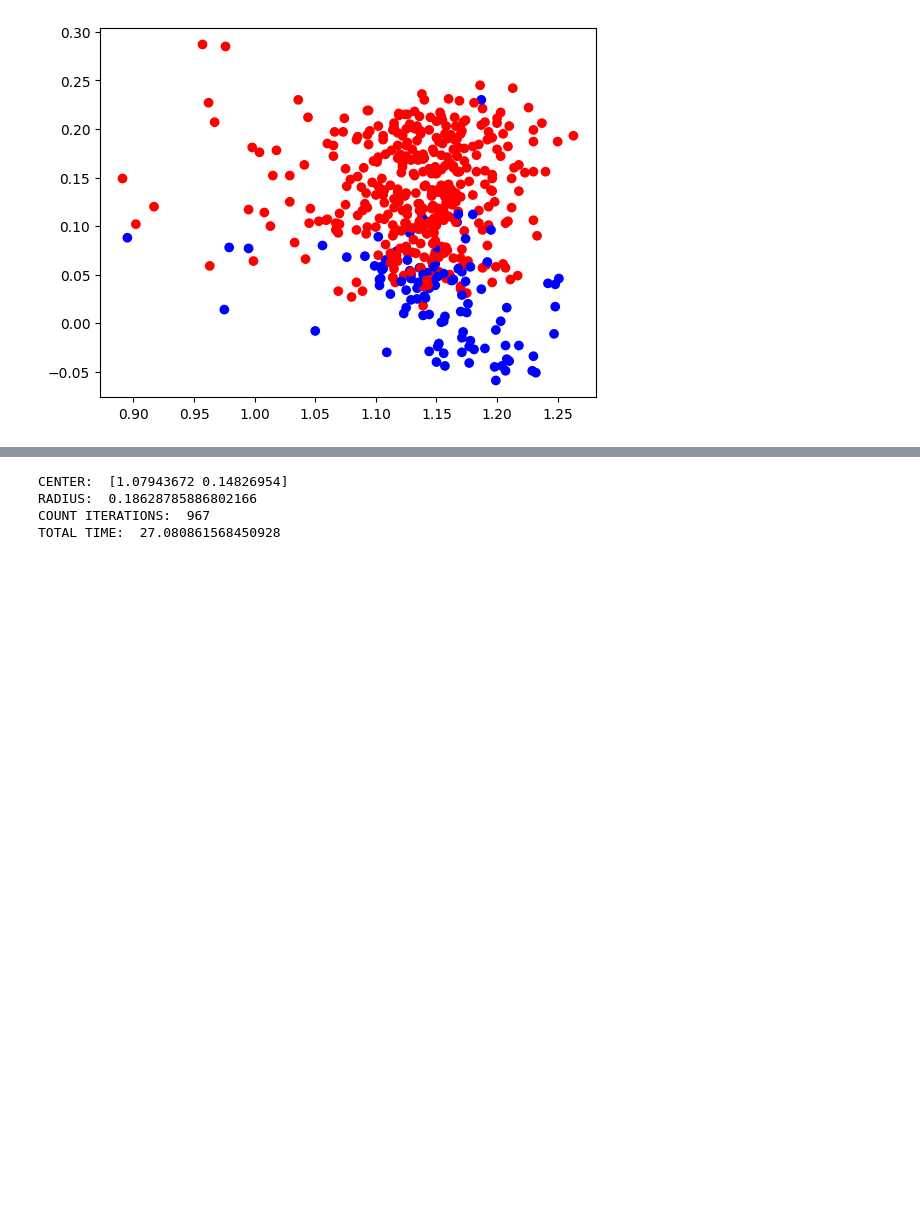
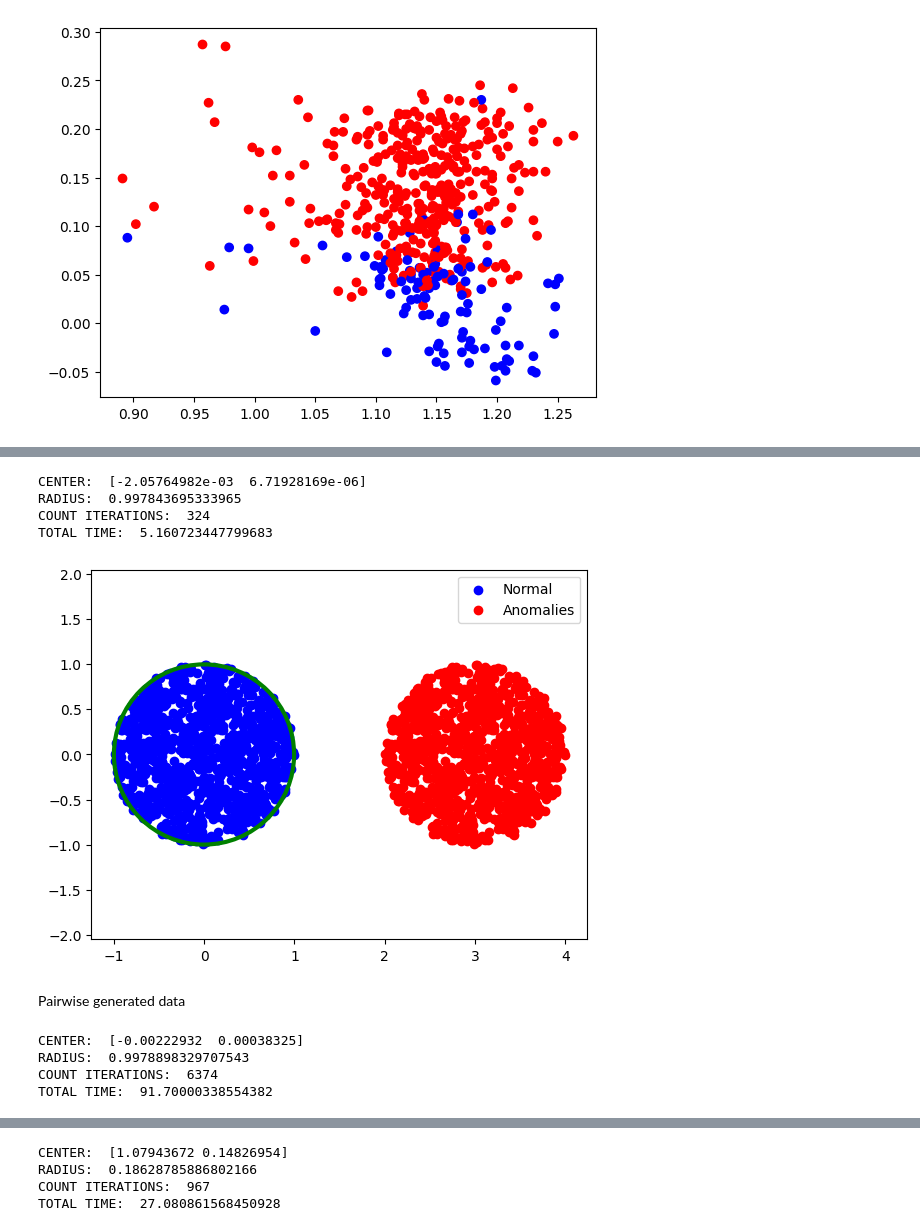
Before and after one commit to joanorePD/Astronomical_Anomaly_Detection_with_MEB, a Jupyter notebook: notebooks/away_step.ipynb, the cells around one changed output, grey strips where cells are left out. Saved outputs shown, nothing was run; the diff lists cells and outputs as text; code cells hidden in the pictures; blank space fills up the shorter version.

```diff
--- a/notebooks/away_step.ipynb
+++ b/notebooks/away_step.ipynb
@@ -73,16 +75,15 @@ def vertex_computation(set_weights, gradient, dimension_m):
 # %%
-def armijo_method(A, u, alpha = 0.9, delta = 0.5, gamma = 0.1,  max_iter=100):
+def armijo_method(A, u, alpha = 0.9, delta = 0.5, gamma = 0.1, max_iter=100):
     gradient = np.matmul(2 * np.matmul(A, A.T), u) - np.sum(np.square(A), axis=1)
     gradient_norm = np.linalg.norm(gradient)
-    f_u = -phi(A, u)
+    phi_u = -phi(A, u) # Negative objective function
     for i in range(max_iter):
 
-        new_u = u - alpha * gradient
-        f_new_u = -phi(A, new_u)
+        new_u = u - alpha * gradient # Update u
+        phi_new_u = -phi(A, new_u) # Update function
 
-        # Armijo condition
-        if f_new_u <= f_u - gamma * alpha * gradient_norm ** 2:
+        if phi_new_u <= phi_u - gamma * alpha * gradient_norm ** 2: # Armijo condition
             return alpha
-        # Reduce step size
-        alpha *= delta
+
+        alpha *= delta # Reduce alpha
     return alpha
@@ -258,0 +306,49 @@ def frankWolfe_Pairwise(A, epsilon, max_iterations=1000, step_size = "Harmonic")
+# %%
+epsilon = 0.001
+
+center_AS_gd, radius_AS_gd, count_iterations_AS_gd, total_time_AS_gd, dual_val_list_AS_gd, dual_gap_list_AS_gd = frankWolfe_AwayStep(normal, epsilon, max_iterations=10000)
+
+print("CENTER: ", center_AS_gd)
+print("RADIUS: ", radius_AS_gd)
+print("COUNT ITERATIONS: ", count_iterations_AS_gd)
+print("TOTAL TIME: ", total_time_AS_gd)
+# %% [output]
+CENTER:  [-2.05764982e-03  6.71928169e-06]
+RADIUS:  0.997843695333965
+COUNT ITERATIONS:  324
+TOTAL TIME:  5.160723447799683
+# %%
+fig, ax = plt.subplots()
+
+# Scatter plot for normal data points and anomalies
+plt.scatter(normal[:, 0], normal[:, 1], color='blue', label='Normal')
+plt.scatter(anomalies[:, 0], anomalies[:, 1], color='red', label='Anomalies')
+
+# Create and add the circle patch
+circle = plt.Circle(tuple(center_AS_gd), radius_AS_gd, color='g', fill=False, linewidth=3)
+ax.add_patch(circle)
+
+# Set plot properties
+plt.axis('equal')
+plt.legend()
+
+# Display the plot
+plt.show()
+# %% [output]
+[figure, added]
+# %% [markdown]
+Pairwise generated data
+# %%
+epsilon = 0.001
+
+center_PWF_gd, radius_PWF_gd, count_iterations_PWF_gd, total_time_PWF_gd, dual_val_list_PWF_gd, dual_gap_list_PWF_gd = frankWolfe_Pairwise(normal, epsilon, max_iterations=10000)
+
+print("CENTER: ", center_PWF_gd)
+print("RADIUS: ", radius_PWF_gd)
+print("COUNT ITERATIONS: ", count_iterations_PWF_gd)
+print("TOTAL TIME: ", total_time_PWF_gd)
+# %% [output]
+CENTER:  [-0.00222932  0.00038325]
+RADIUS:  0.9978898329707543
+COUNT ITERATIONS:  6374
+TOTAL TIME:  91.70000338554382
```
Also changed, not shown: parts of 13 cells of this notebook.
